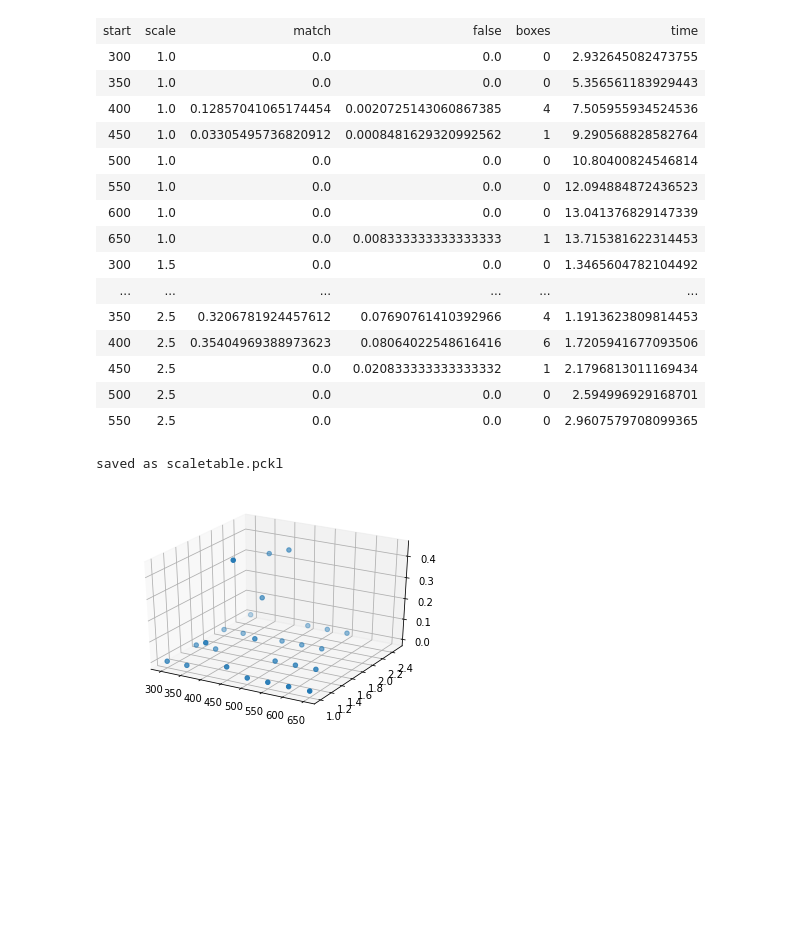
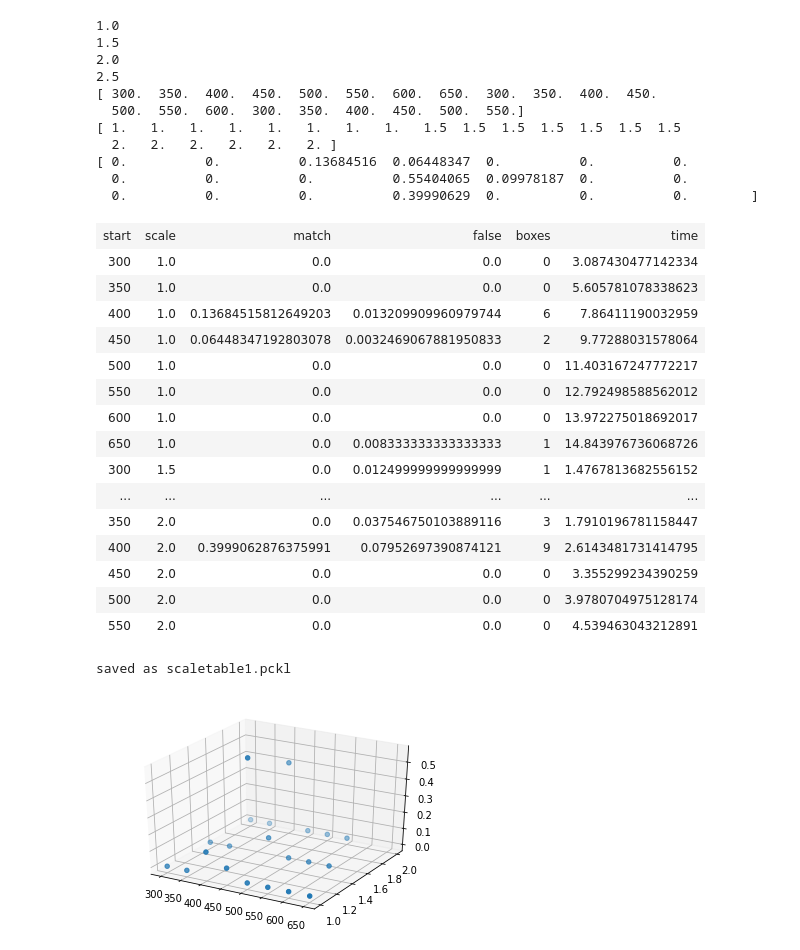
Before and after one commit to henrisve/CarND-Vehicle-Detection, a Jupyter notebook: Project5.ipynb, the cells around one changed output. Drawn from its saved outputs; the diff is of its cells as text; code cells hidden in the pictures; blank space fills up the shorter version.

```diff
--- a/Project5.ipynb
+++ b/Project5.ipynb
@@ -520,16 +537,40 @@ spatial_feat = True # Spatial features on or off
 hist_feat = True # Histogram features on or off
 hog_feat = True # HOG features on or off
 y_start_stop = [400,660]
+
+color_space = 'YCrCb' # Can be RGB, HSV, LUV, HLS, YUV, YCrCb
+orient = 9  # HOG orientations
+pix_per_cell = 4 # HOG pixels per cell
+cell_per_block = 4 # HOG cells per block
+#hog_channel1 = True #2#"ALL" # Can be 0, 1, 2, or "ALL"
+#hog_channel2 = True
+#hog_channel3 = True
+#spatial_size = (32, 32) # Spatial binning dimensions
+#hist_bins = 16    # Number of histogram bins
+#spatial_feat = True # Spatial features on or off
+#hist_feat = True # Histogram features on or off
+#hog_feat = True # HOG features on or off
+
+#        colorspace='YCrBr',
+#        orient=9,
+#        pix_per_cell=4,
+#        cell_per_block=4,
+#        hog_channel='ALL',
+#        spatial_size=(32, 32),
+#        hist_bins=32,
+#        spatial_feat=True,
+#        hist_feat=True,
+#        hog_feat=True
 svc,X_scaler,score, heat_score ,total_time,train_time=get_feature_and_train(color_space, orient, pix_per_cell,
                                     cell_per_block, hog_channel1,hog_channel2, hog_channel3,spatial_size,
-                                    hist_bins, spatial_feat,hist_feat, hog_feat,sample_size=10000)
+                                    hist_bins, spatial_feat,hist_feat, hog_feat,sample_size=-1)
 #Now svc is a great model, so save it
 print(f"score: {score}, heat score: {heat_score}, tot time: {total_time}, train time: {train_time}")
 
 
 
 
-save_pickle("model",{"svc":svc,
+save_pickle("model_ycrbr",{"svc":svc,
                      "X_scaler":X_scaler,
                      "orient":orient,
                      "pix_per_cell":pix_per_cell,
@@ -716,5 +770,5 @@ from IPython.display import HTML, display
 import tabulate
 
 display(HTML(tabulate.tabulate(table, tablefmt='html')))
-save_pickle("scaletable",{"table":table})
+save_pickle("scaletable1",{"table":table})
 # %% [output]
@@ -734,18 +777,29 @@ save_pickle("scaletable",{"table":table})
+1.0
+1.5
+2.0
+2.5
+[ 300.  350.  400.  450.  500.  550.  600.  650.  300.  350.  400.  450.
+  500.  550.  600.  300.  350.  400.  450.  500.  550.]
+[ 1.   1.   1.   1.   1.   1.   1.   1.   1.5  1.5  1.5  1.5  1.5  1.5  1.5
+  2.   2.   2.   2.   2.   2. ]
+[ 0.          0.          0.13684516  0.06448347  0.          0.          0.
+  0.          0.          0.          0.55404065  0.09978187  0.          0.
+  0.          0.          0.          0.39990629  0.          0.          0.        ]
 | start | scale | match | false | boxes | time |
-| 300 | 1.0 | 0.0 | 0.0 | 0 | 2.932645082473755 |
-| 350 | 1.0 | 0.0 | 0.0 | 0 | 5.356561183929443 |
-| 400 | 1.0 | 0.12857041065174454 | 0.0020725143060867385 | 4 | 7.505955934524536 |
-| 450 | 1.0 | 0.03305495736820912 | 0.0008481629320992562 | 1 | 9.290568828582764 |
-| 500 | 1.0 | 0.0 | 0.0 | 0 | 10.80400824546814 |
-| 550 | 1.0 | 0.0 | 0.0 | 0 | 12.094884872436523 |
-| 600 | 1.0 | 0.0 | 0.0 | 0 | 13.041376829147339 |
-| 650 | 1.0 | 0.0 | 0.008333333333333333 | 1 | 13.715381622314453 |
-| 300 | 1.5 | 0.0 | 0.0 | 0 | 1.3465604782104492 |
+| 300 | 1.0 | 0.0 | 0.0 | 0 | 3.087430477142334 |
+| 350 | 1.0 | 0.0 | 0.0 | 0 | 5.605781078338623 |
+| 400 | 1.0 | 0.13684515812649203 | 0.013209909960979744 | 6 | 7.86411190032959 |
+| 450 | 1.0 | 0.06448347192803078 | 0.0032469067881950833 | 2 | 9.77288031578064 |
+| 500 | 1.0 | 0.0 | 0.0 | 0 | 11.403167247772217 |
+| 550 | 1.0 | 0.0 | 0.0 | 0 | 12.792498588562012 |
+| 600 | 1.0 | 0.0 | 0.0 | 0 | 13.972275018692017 |
+| 650 | 1.0 | 0.0 | 0.008333333333333333 | 1 | 14.843976736068726 |
+| 300 | 1.5 | 0.0 | 0.012499999999999999 | 1 | 1.4767813682556152 |
 | ... | ... | ... | ... | ... | ... |
-| 350 | 2.5 | 0.3206781924457612 | 0.07690761410392966 | 4 | 1.1913623809814453 |
-| 400 | 2.5 | 0.35404969388973623 | 0.08064022548616416 | 6 | 1.7205941677093506 |
-| 450 | 2.5 | 0.0 | 0.020833333333333332 | 1 | 2.1796813011169434 |
-| 500 | 2.5 | 0.0 | 0.0 | 0 | 2.594996929168701 |
-| 550 | 2.5 | 0.0 | 0.0 | 0 | 2.9607579708099365 |
+| 350 | 2.0 | 0.0 | 0.037546750103889116 | 3 | 1.7910196781158447 |
+| 400 | 2.0 | 0.3999062876375991 | 0.07952697390874121 | 9 | 2.6143481731414795 |
+| 450 | 2.0 | 0.0 | 0.0 | 0 | 3.355299234390259 |
+| 500 | 2.0 | 0.0 | 0.0 | 0 | 3.9780704975128174 |
+| 550 | 2.0 | 0.0 | 0.0 | 0 | 4.539463043212891 |
-saved as scaletable.pckl
+saved as scaletable1.pckl
-[figure, old version]
+[figure, new version]
```
Also changed, not shown: parts of 14 cells of this notebook.
